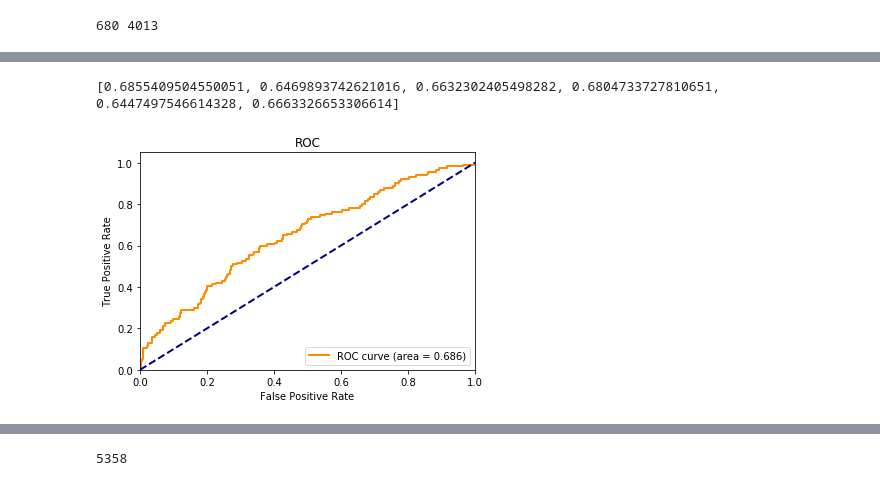
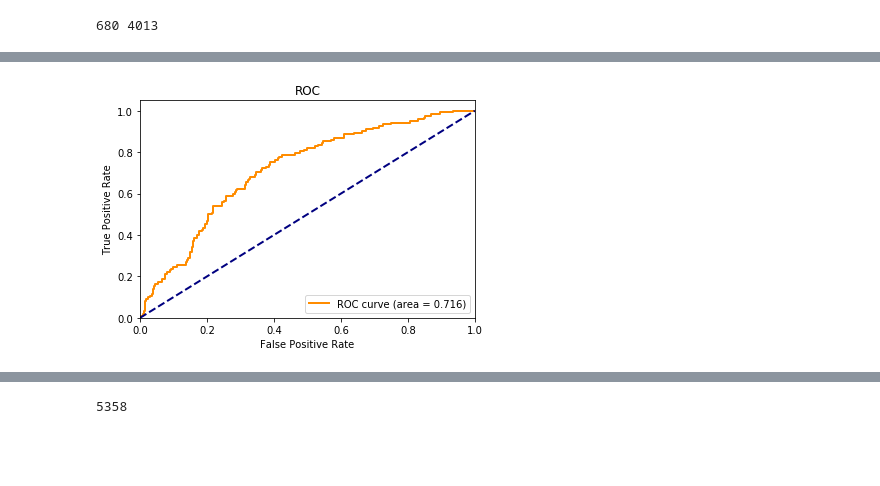
Before and after one commit to WaretleR/EngagementInClass, a Jupyter notebook: Prototype.ipynb, the cells around one changed output, grey strips where cells are left out. Drawn from its saved outputs; the diff is of its cells as text; code cells hidden in the pictures; blank space fills up the shorter version.

```diff
--- a/Prototype.ipynb
+++ b/Prototype.ipynb
@@ -1786,6 +1817,9 @@ from sklearn.linear_model import LogisticRegression
 X = notEngagedPart + engagedPart
 Y = [0] * len(notEngagedPart) + [1] * len(engagedPart)
 G = notEngagedPartGrouping + engagedPartGrouping
+E = engagedExpertLabels + notEngagedExpertLabels
+# %%
+FN = engagedFrameNumbers + notEngagedFrameNumbers
 # %%
 for i, g in enumerate(G):
     G[i] = g[0] * g[0] + g[1] * g[1]
@@ -1892,8 +1914,8 @@ for n in [2]:
         labelsList.append([*getCenterFaceCoords(l), int(t[4]), int(t[5]), float(t[7])])
     gtFile.close()
 
-    myLabelsFileName = os.path.join(labelsDir, 'my_labels.txt')
-    gtFile = open(myLabelsFileName, "r")
+    redLabelsFileName = os.path.join(labelsDir, redLabelsName)
+    gtFile = open(redLabelsFileName, "r")
     engageTime = []
     for line in gtFile:
         t = line.split(' ')
@@ -1940,17 +1962,34 @@ englogRegScores = []
 aucenglogRegScores = []
 fprenglogReg = []
 tprenglogReg = []
+aucexpertlogReg = []
+fprexpertlogReg = []
+tprexpertlogReg = []
+avgeng = defaultdict(int)
+numeng = defaultdict(int)
+experteng = defaultdict(int)
 
 gkf = GroupKFold(n_splits = 6)
 for train_index, test_index in gkf.split(featuresSVM, Y, groups = G):
     X_train, X_test = np.array(featuresSVM)[train_index], np.array(featuresSVM)[test_index]
     Y_train, Y_test = np.array(Y)[train_index], np.array(Y)[test_index]
-    englogReg = LogisticRegression(C = 1000, class_weight = 'balanced').fit(X_train, Y_train)
+    englogReg = LogisticRegression(C = 10000, class_weight = 'balanced').fit(X_train, Y_train)
     englogRegScores.append(englogReg.score(X_test, Y_test))
-    fpr_t, tpr_t, _ = roc_curve(Y_test, englogReg.predict_proba(X_test)[:, 1])
+    probs = englogReg.predict_proba(X_test)[:, 1]
+    fpr_t, tpr_t, _ = roc_curve(Y_test, probs)
+    fpr_e, tpr_e, _ = roc_curve(np.array(E)[test_index], probs)
     aucenglogRegScores.append(auc(fpr_t, tpr_t))
     fprenglogReg.append(fpr_t)
     tprenglogReg.append(tpr_t)
+    aucexpertlogReg.append(auc(fpr_e, tpr_e))
+    fprexpertlogReg.append(fpr_e)
+    tprexpertlogReg.append(tpr_e)
+    i = 0
+    for t in np.array(FN)[test_index]:
+        avgeng[t] += probs[i]
+        experteng[t] = Y_test[i]
+        numeng[t] += 1
+        i += 1
 # %%
 print(sum(englogRegScores) / len(englogRegScores))
 # %% [output]
@@ -1958,8 +1997,4 @@ print(sum(englogRegScores) / len(englogRegScores))
-# %%
-print(englogRegScores)
-# %% [output]
-[0.6855409504550051, 0.6469893742621016, 0.6632302405498282, 0.6804733727810651, 0.6447497546614328, 0.6663326653306614]
 # %%
-plotROCAUC(englogRegScores, fprenglogReg[2], tprenglogReg[2], 'rocLogRegEngagement.png')
+plotROCAUC(aucenglogRegScores, fprenglogReg[4], tprenglogReg[4], 'rocLogRegEngagement.png')
 # %% [output]
-[figure, old version]
+[figure, new version]
```
Also changed, not shown: parts of 27 cells of this notebook.
